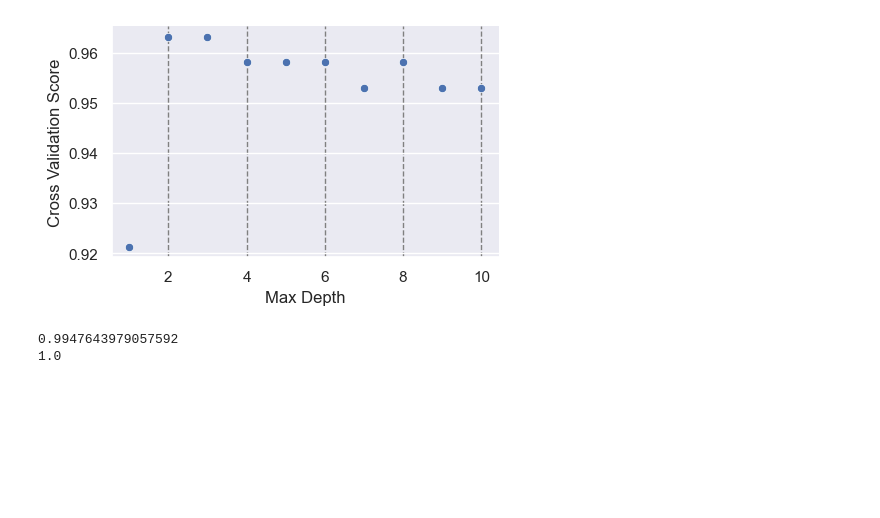
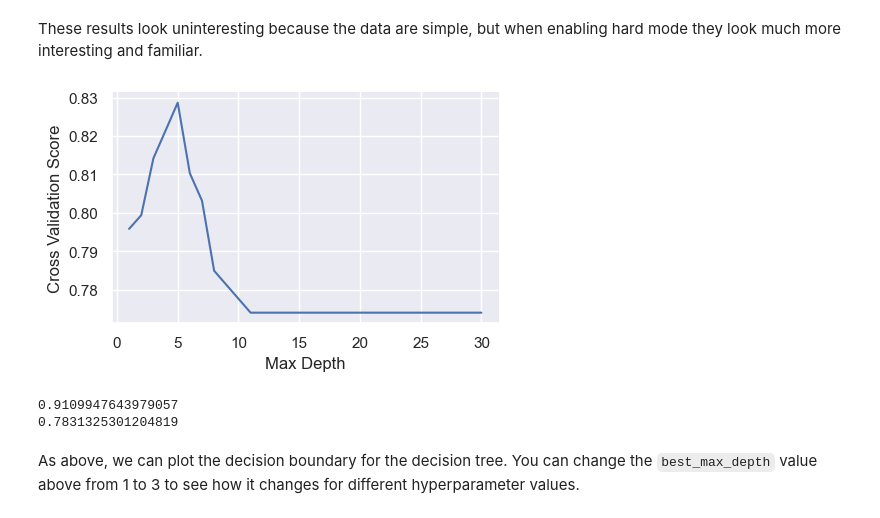
Before and after one commit to brian-arnold/intro_ml_eeb_2023, a Jupyter notebook: notebooks/palmer_penguin_2species.ipynb, the cells around one changed output. Cells and saved outputs as stored; diff of their text form; code cells hidden in the pictures; blank space fills up the shorter version.

```diff
--- a/notebooks/palmer_penguin_2species.ipynb
+++ b/notebooks/palmer_penguin_2species.ipynb
@@ -187,0 +51,2 @@ X_test dimensions  (83, 2)
+# %%
+hard_mode = True
@@ -187,0 +227,11 @@ X_test dimensions  (83, 2)
+# %%
+# we also set the random_state to ensure we all get the same results!
+X_train, X_test, Y_train, Y_test = train_test_split(X_normalized, Y,
+                                                    test_size=0.3,
+                                                    random_state=11,
+                                                    shuffle=True)
+
+# plot the 'shape' or 'dimensions' of the data (or number of rows and columns if matrix is 2D)
+print("X_normalized dimensions ", X_normalized.shape)
+print("X_train dimensions ", X_train.shape)
+print("X_test dimensions ", X_test.shape)
@@ -262,0 +417,7 @@ Decision trees use a series of "if-then" rules to create a decision boundary, sp
+# %%
+# specify max number of splits
+max_splits = 30
+# make a list of all the number of splits we want to test, using the built-in range() python function
+splits_to_make = range(1, max_splits + 1)
+
+print(list(splits_to_make))
@@ -263,35 +475,40 @@ Decision trees use a series of "if-then" rules to create a decision boundary, sp
+# %% [markdown]
+These results look uninteresting because the data are simple, but when enabling hard mode they look much more interesting and familiar.
 # %%
-#Cross validate on depths ranging from 1 to 30
-N = 10
-
-#Create np.array() to store cross validation scores
-# scores = np.zeros(N)
-scores = []
+cv_scores = []
 
 #Loop through depths from 1-30
-for d in range(1, N + 1):
+for d in splits_to_make:
     #Decision Tree model with max_depth = d
-    T = DecisionTreeClassifier(max_depth = d)
-    #Store the average of 5 cross validation scores in scores
-    scores.append(cross_val_score(T, X_train, Y_train, cv = 5).mean())
+    T = DecisionTreeClassifier(max_depth = d, random_state = 11)
+    # generate indices to split data into train/test sets
+    # this is important if your data table is structured by the response variable!
+    strat_k_fold = StratifiedKFold(n_splits=5, shuffle=True, random_state=11)
+    # calculate the mean cross validation score, note that we give it the entire dataset, not just the training data
+    cv_score_mean = cross_val_score(T, X_normalized, Y, cv = strat_k_fold).mean()
+    # store cross validation score
+    cv_scores.append( cv_score_mean )
 
 plt.figure(figsize=(5, 3))
-sns.scatterplot(x = range(1, N + 1), y = scores)
-plt.grid(axis='x', color='gray', linestyle='--', linewidth=1)
+sns.lineplot(x=splits_to_make, y = cv_scores)
+# plt.grid(axis='x', color='gray', linestyle='--', linewidth=1)
 plt.xlabel("Max Depth")
 plt.ylabel("Cross Validation Score")
 sns.despine()
 # %% [output]
-[figure, old version]
+[figure, new version]
 # %%
 #Decision Tree model with max_depth = best_depth chosen from cross validation
-T = DecisionTreeClassifier(max_depth = 2, random_state = 11)
+best_max_depth = 5
+T = DecisionTreeClassifier(max_depth = best_max_depth, random_state = 11)
 T.fit(X_train, Y_train)
 print(T.score(X_train, Y_train))
 print(T.score(X_test, Y_test))
 # %% [output]
-0.9947643979057592
-1.0
+0.9109947643979057
+0.7831325301204819
+# %% [markdown]
+As above, we can plot the decision boundary for the decision tree. You can change the `best_max_depth` value above from 1 to 3 to see how it changes for different hyperparameter values.
 # %%
 fig, axs = plt.subplots(1, 2, figsize=(10, 4), sharex=True, sharey=True)
 
```
Also changed, not shown: parts of 81 cells of this notebook, 1 other file.
